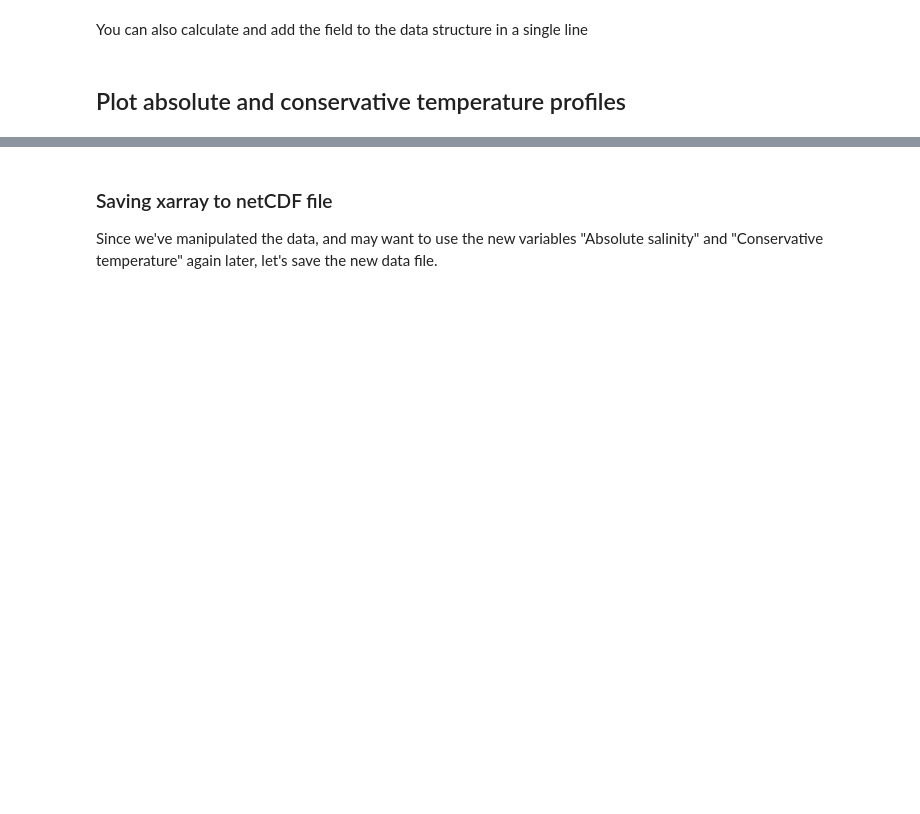
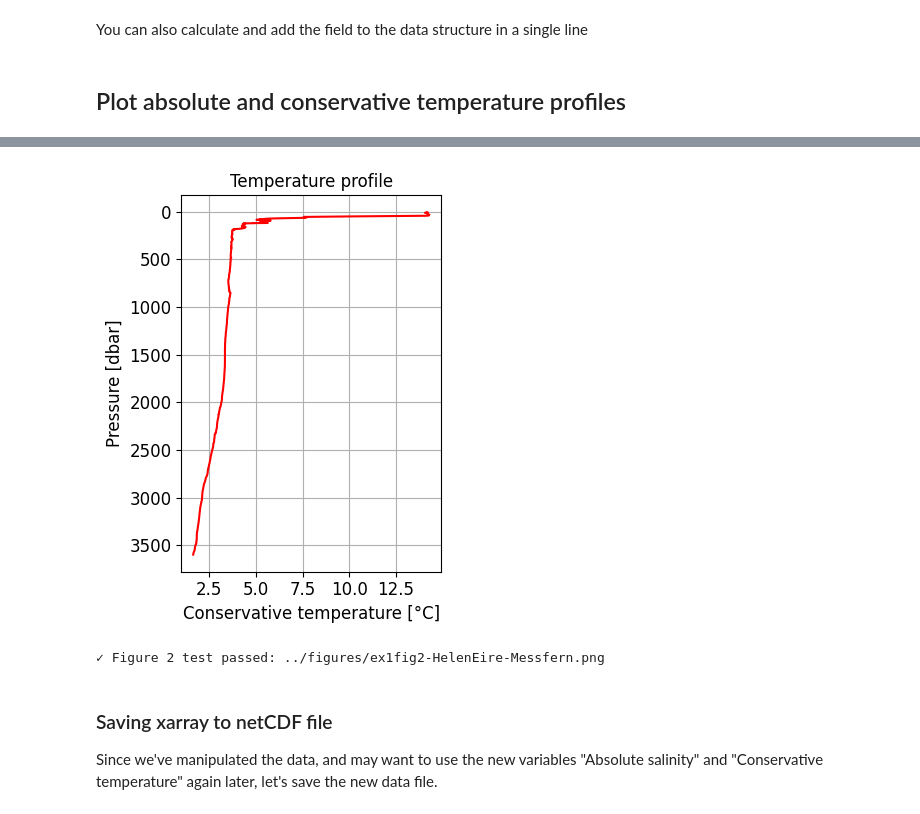
Before and after one commit to ifmeo-courses/messfern-1-ctd-HelenEire-1, a Jupyter notebook: src/assignment.ipynb, the cells around one changed output, grey strips where cells are left out. Cells and saved outputs as stored; diff of their text form; code cells hidden in the pictures; blank space fills up the shorter version.

```diff
--- a/src/assignment.ipynb
+++ b/src/assignment.ipynb
@@ -425,10 +485,41 @@ plt.show()
+# %%
+sal_string = 'salinity'
+temp_string = 'temperature_2'
+pres_string = 'pressure'
+lon_string = 'longitude'
+lat_string = 'latitude'
+CT_string = 'conservative_temperature'
+# %%
+ctd_ds[CT_string] = (ctd_ds[temp_string].dims, CT_2.values)
+ctd_ds[CT_string].attrs['long_name'] = 'Conservative Temperature'
+ctd_ds[CT_string].attrs['units'] = 'degC'
+# %%
+#plt.figure(1,figsize=(12, 8))
+plt.subplot(1,2,2)
+plt.plot(ctd_ds[CT_string], ctd_ds[pres_string], color='red')
+plt.ylabel('Pressure [dbar]', fontsize=12)
+plt.xlabel('Conservative temperature [°C]', fontsize=12)
+plt.title('Temperature profile', fontsize=12)
+plt.xticks(fontsize=12)
+plt.yticks(fontsize=12)
+plt.grid(True)
+plt.gca().invert_yaxis()
+plt.tight_layout()
+plt.savefig(figdir + 'ex1fig2-HelenEire-Messfern.png')
+plt.show()
+#raise NotImplementedError()
+# %% [output]
+[figure, added]
 # %%
 # Test that Figure 2 was created correctly
+import glob
 fig2_files = glob.glob(figdir + 'ex1fig2-*-Messfern.png')
-assert len(fig2_files) > 0, "Figure 2 (ex1fig2-YourName-Messfern.png) was not created"
+assert len(fig2_files) > 0, "Figure 2 (ex1fig2-Sommerville-Messfern.png) was not created"
 for fig_file in fig2_files:
-    assert 'YourName' not in fig_file, f"Replace 'YourName' with your actual name in: {fig_file}"
+    assert 'Sommerville' not in fig_file, f"Replace 'Sommerville' with your actual name in: {fig_file}"
 print(f"✓ Figure 2 test passed: {fig2_files[0]}")
+# %% [output]
+✓ Figure 2 test passed: ../figures/ex1fig2-HelenEire-Messfern.png
 # %% [markdown]
 ### Saving xarray to netCDF file
 
```
Also changed, not shown: parts of 8 cells of this notebook, 4 other files.
